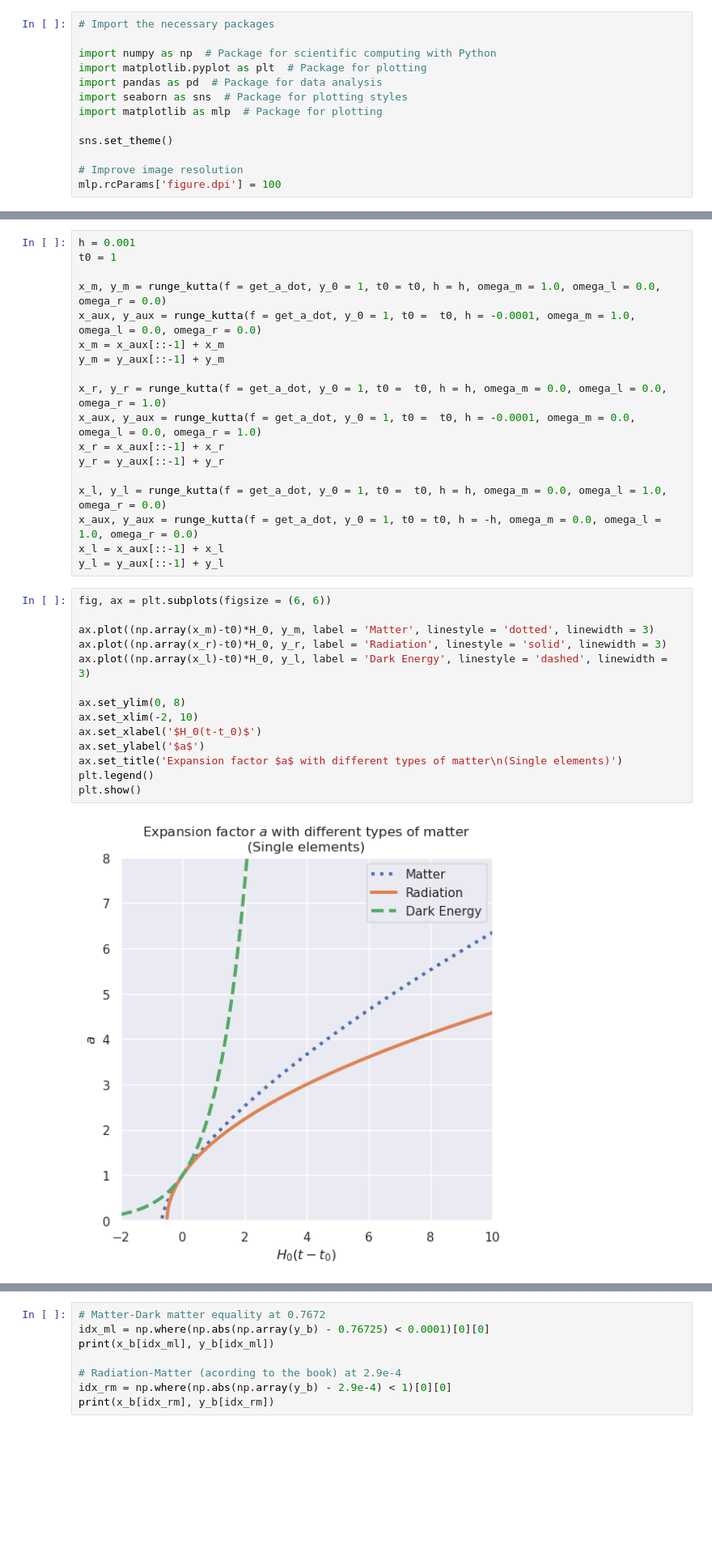
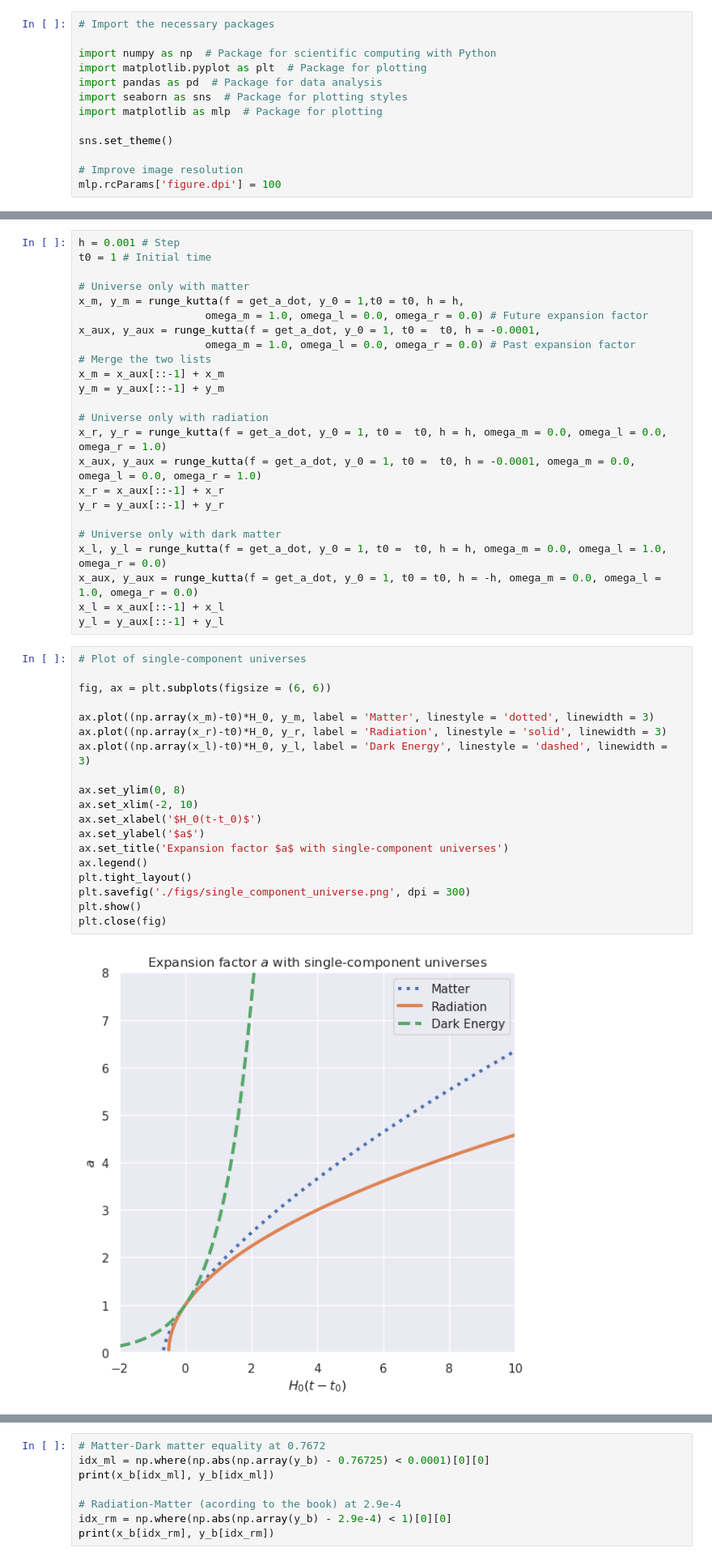
Before and after one commit to GabrielMissael/cosmologia_p1, a Jupyter notebook: proyecto.ipynb, the cells around one changed output, grey strips where cells are left out. Shown at 81% size. Saved outputs shown, nothing was run; the diff lists cells and outputs as text; blank space fills up the shorter version.

```diff
--- a/proyecto.ipynb
+++ b/proyecto.ipynb
@@ -131,37 +139,48 @@ def runge_kutta(f, y_0, t0 = 0, h = -0.001, omega_m = Omega_m,
     else:
         return t, y
 # %%
-h = 0.001
-t0 = 1
+h = 0.001 # Step
+t0 = 1 # Initial time
 
-x_m, y_m = runge_kutta(f = get_a_dot, y_0 = 1, t0 = t0, h = h, omega_m = 1.0, omega_l = 0.0, omega_r = 0.0)
-x_aux, y_aux = runge_kutta(f = get_a_dot, y_0 = 1, t0 =  t0, h = -0.0001, omega_m = 1.0, omega_l = 0.0, omega_r = 0.0)
+# Universe only with matter
+x_m, y_m = runge_kutta(f = get_a_dot, y_0 = 1,t0 = t0, h = h,
+                    omega_m = 1.0, omega_l = 0.0, omega_r = 0.0) # Future expansion factor
+x_aux, y_aux = runge_kutta(f = get_a_dot, y_0 = 1, t0 =  t0, h = -0.0001,
+                    omega_m = 1.0, omega_l = 0.0, omega_r = 0.0) # Past expansion factor
+# Merge the two lists
 x_m = x_aux[::-1] + x_m
 y_m = y_aux[::-1] + y_m
 
+# Universe only with radiation
 x_r, y_r = runge_kutta(f = get_a_dot, y_0 = 1, t0 =  t0, h = h, omega_m = 0.0, omega_l = 0.0, omega_r = 1.0)
 x_aux, y_aux = runge_kutta(f = get_a_dot, y_0 = 1, t0 =  t0, h = -0.0001, omega_m = 0.0, omega_l = 0.0, omega_r = 1.0)
 x_r = x_aux[::-1] + x_r
 y_r = y_aux[::-1] + y_r
 
+# Universe only with dark matter
 x_l, y_l = runge_kutta(f = get_a_dot, y_0 = 1, t0 =  t0, h = h, omega_m = 0.0, omega_l = 1.0, omega_r = 0.0)
 x_aux, y_aux = runge_kutta(f = get_a_dot, y_0 = 1, t0 = t0, h = -h, omega_m = 0.0, omega_l = 1.0, omega_r = 0.0)
 x_l = x_aux[::-1] + x_l
 y_l = y_aux[::-1] + y_l
 # %%
+# Plot of single-component universes
+
 fig, ax = plt.subplots(figsize = (6, 6))
 
 ax.plot((np.array(x_m)-t0)*H_0, y_m, label = 'Matter', linestyle = 'dotted', linewidth = 3)
 ax.plot((np.array(x_r)-t0)*H_0, y_r, label = 'Radiation', linestyle = 'solid', linewidth = 3)
 ax.plot((np.array(x_l)-t0)*H_0, y_l, label = 'Dark Energy', linestyle = 'dashed', linewidth = 3)
 
 ax.set_ylim(0, 8)
 ax.set_xlim(-2, 10)
 ax.set_xlabel('$H_0(t-t_0)$')
 ax.set_ylabel('$a$')
-ax.set_title('Expansion factor $a$ with different types of matter\n(Single elements)')
-plt.legend()
+ax.set_title('Expansion factor $a$ with single-component universes')
+ax.legend()
+plt.tight_layout()
+plt.savefig('./figs/single_component_universe.png', dpi = 300)
 plt.show()
+plt.close(fig)
 # %% [output]
-[figure, old version]
+[figure, new version]
 # %%
```
Also changed, not shown: parts of 55 cells of this notebook.
